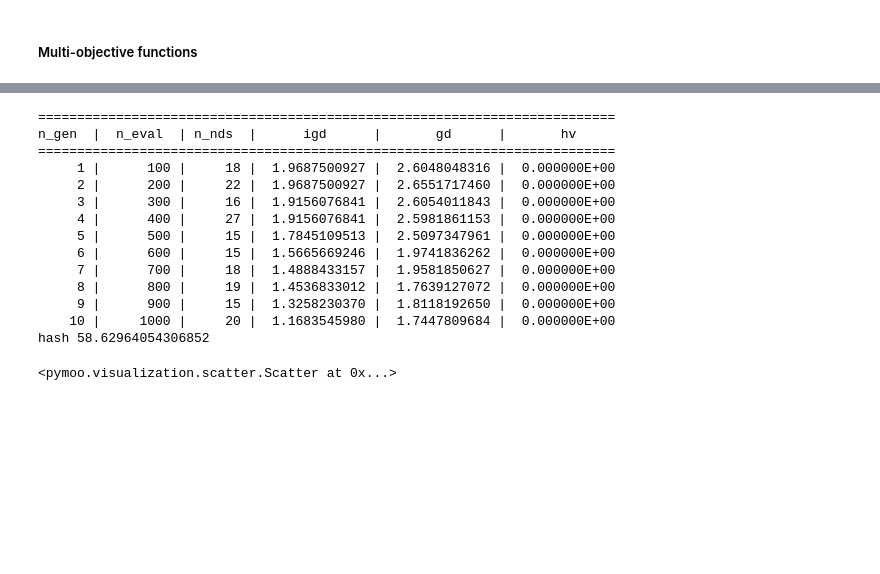
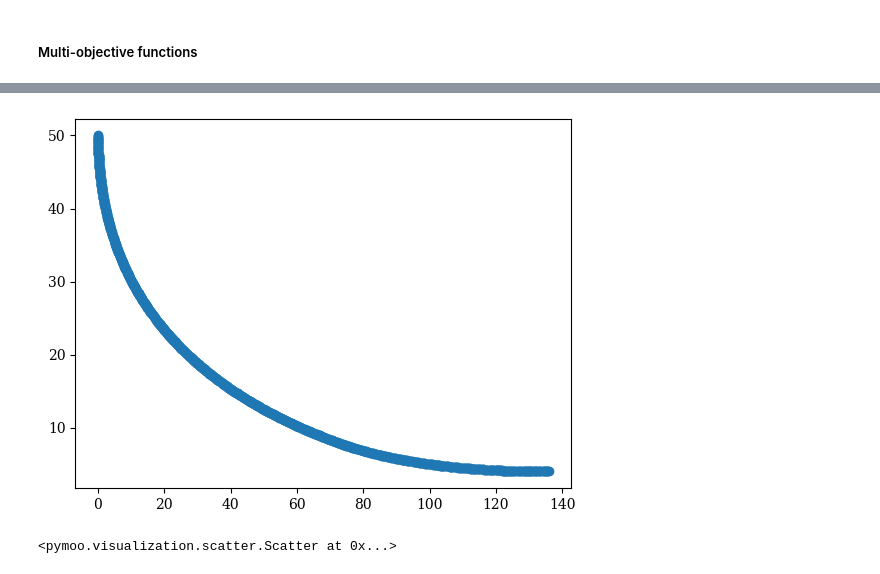
Before and after one commit to mhurtado13/ABM_NLC-CLL, a Jupyter notebook: Physicell_NLCs-CLL/scripts/GA_pymoo.ipynb, the cells around one changed output, grey strips where cells are left out. Saved outputs shown, nothing was run; the diff lists cells and outputs as text; code cells hidden in the pictures; blank space fills up the shorter version.

Commit message:
Calibration algorithm ready

```diff
--- a/Physicell_NLCs-CLL/scripts/GA_pymoo.ipynb
+++ b/Physicell_NLCs-CLL/scripts/GA_pymoo.ipynb
@@ -101,12 +147,9 @@ X = np.column_stack([x1, x2])
 # %%
 from pymoo.algorithms.moo.nsga2 import NSGA2
-algorithm_nsga = NSGA2(pop_size=200)
+algorithm = NSGA2(pop_size = 1000)
 
-res = minimize(problem= bnh_problem,
-               algorithm=algorithm_nsga,
+res = minimize(problem = bnh_problem,
+               algorithm = algorithm,
                seed=1,
-               verbose=False)
-
-plot(res.X, no_fill=True)
-plot(res.F, )
+               verbose=True)
 # %% [output]
@@ -114,35 +180,26 @@ ValueError: negative dimensions are not allowed
+# %%
+X = res.X
+F = res.F
+
+plot(res.F, )
+# %% [output]
+[figure, added]
 # %%
-from pymoo.algorithms.moo.nsga2 import NSGA2
+from pymoo.algorithms.soo.nonconvex.ga import GA
 from pymoo.problems import get_problem
 from pymoo.optimize import minimize
 
-problem = get_problem("zdt1")
 
-algorithm = NSGA2(pop_size=100)
-
+problem = get_problem("sphere")
+algorithm = GA(pop_size=5)
 res = minimize(problem,
                algorithm,
-               ('n_gen', 10),
-               seed=1,
-               verbose=True)
+               ('n_gen', 30),
+               seed=1)
 
-# calculate a hash to show that all executions end with the same result
-print("hash", res.F.sum())
+
+X = res.X
+F = res.F
-# %% [output]
-==========================================================================
-n_gen  |  n_eval  | n_nds  |      igd      |       gd      |       hv
-==========================================================================
-     1 |      100 |     18 |  1.9687500927 |  2.6048048316 |  0.000000E+00
-     2 |      200 |     22 |  1.9687500927 |  2.6551717460 |  0.000000E+00
-     3 |      300 |     16 |  1.9156076841 |  2.6054011843 |  0.000000E+00
-     4 |      400 |     27 |  1.9156076841 |  2.5981861153 |  0.000000E+00
-     5 |      500 |     15 |  1.7845109513 |  2.5097347961 |  0.000000E+00
-     6 |      600 |     15 |  1.5665669246 |  1.9741836262 |  0.000000E+00
-     7 |      700 |     18 |  1.4888433157 |  1.9581850627 |  0.000000E+00
-     8 |      800 |     19 |  1.4536833012 |  1.7639127072 |  0.000000E+00
-     9 |      900 |     15 |  1.3258230370 |  1.8118192650 |  0.000000E+00
-    10 |     1000 |     20 |  1.1683545980 |  1.7447809684 |  0.000000E+00
-hash 58.62964054306852
 # %%
 from pymoo.algorithms.moo.nsga2 import NSGA2
 from pymoo.problems import get_problem
```
Also changed, not shown: parts of 5 cells of this notebook, 4 other files.
